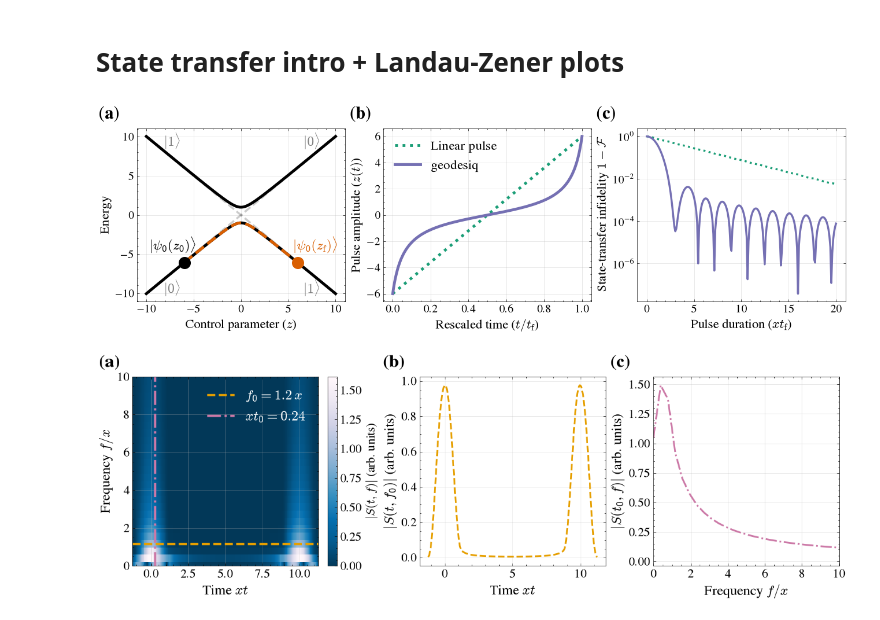
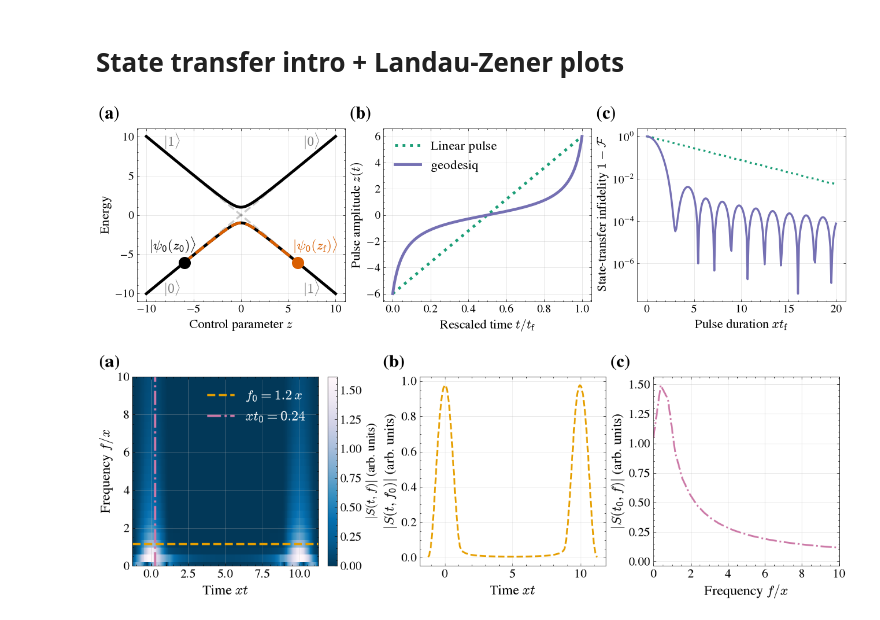
Before and after one commit to geodesiq-control/geodesiq-control, a Jupyter notebook: dev/manuscript_figures.ipynb, the cells around one changed output. Drawn from its saved outputs; the diff is of its cells as text; code cells hidden in the pictures.

```diff
--- a/dev/manuscript_figures.ipynb
+++ b/dev/manuscript_figures.ipynb
@@ -140,7 +140,7 @@ fig, (ax_a, ax_b, ax_c) = plt.subplots(1, 3, figsize=(13, 4), constrained_layout
 # ─────────────────────────────────────────────────────────────────────────────
 
 
-ax_a.set_xlabel("Control parameter ($z$)", fontsize=fontsize_label)
+ax_a.set_xlabel("Control parameter $z$", fontsize=fontsize_label)
 ax_a.set_ylabel("Energy", fontsize=fontsize_label)
 
 scatter_size = 200
@@ -166,38 +166,38 @@ ax_a.text(0.75, 0.3, r"$|\psi_0(z_\mathrm{f})\rangle$", fontsize=17, color=C_SPE
 # ─────────────────────────────────────────────────────────────────────────────
 # (b)  Pulse
 # ─────────────────────────────────────────────────────────────────────────────
 ax_b.plot(t_lin, pulse_lin, color=C_LINEAR, lw=linewidth, label="Linear pulse", ls="dotted")
 ax_b.plot(t_geo, pulse_geo, color=C_GEOMETRIC, lw=linewidth, label="geodesiq")
 
-ax_b.set_xlabel("Rescaled time ($t / t_\mathrm{f}$)", fontsize=fontsize_label)
-ax_b.set_ylabel("Pulse amplitude ($z(t)$)", fontsize=fontsize_label)
+ax_b.set_xlabel("Rescaled time $t / t_\mathrm{f}$", fontsize=fontsize_label)
+ax_b.set_ylabel("Pulse amplitude $z(t)$", fontsize=fontsize_label)
 ax_b.legend(frameon=False, fontsize=fontsize_label)
 
 # ─────────────────────────────────────────────────────────────────────────────
 # (c)  Infidelity log-scale
 # ─────────────────────────────────────────────────────────────────────────────
 
 # infidelity (log)
 infidelity_linear = 1 - fidelity_linear_intro
 infidelity_geometric = 1 - fidelities_geometric_intro
 
 ax_c.semilogy(durations, infidelity_linear, color=C_LINEAR, lw=linewidth - 1, ls="dotted")
 ax_c.semilogy(durations, infidelity_geometric, color=C_GEOMETRIC, lw=linewidth - 1)
 ax_c.set_ylabel(r"State-transfer infidelity $1-\mathcal{F}$", fontsize=fontsize_label)
 ax_c.yaxis.set_minor_locator(ticker.LogLocator(subs="all"))
-ax_c.set_xlabel(r"Pulse duration ($xt_\mathrm{f}$)", fontsize=fontsize_label)
+ax_c.set_xlabel(r"Pulse duration $xt_\mathrm{f}$", fontsize=fontsize_label)
 
 for ax in [ax_a, ax_b, ax_c]:
     ax.tick_params(labelsize=14)
     ax.grid(alpha=0.4)
 
 panel_labels(fig, [ax_a, ax_b, ax_c])
 
 plt.show()
 
-fig.savefig("figures/introduction.pdf")
+# fig.savefig("figures/introduction.pdf")
 # %% [output]
-[figure, old version]
+[figure, new version]
 # %%
 # Geometric pulse of the z0 = -10x to zf = 10x sweep
 model_lz.set_control(alpha=2, beta=2)
```
Also changed, not shown: parts of 13 cells of this notebook, 13 other files.
